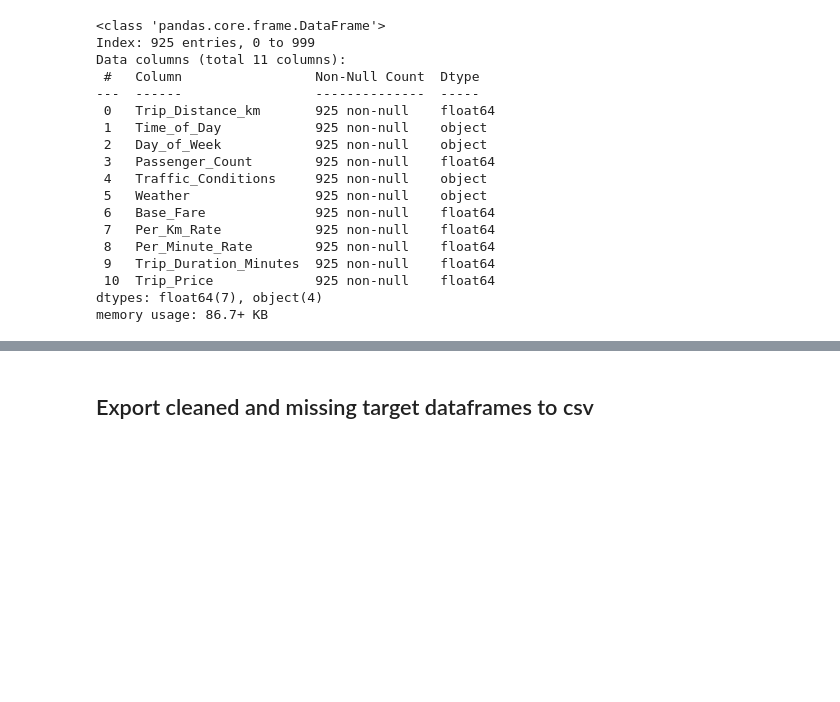
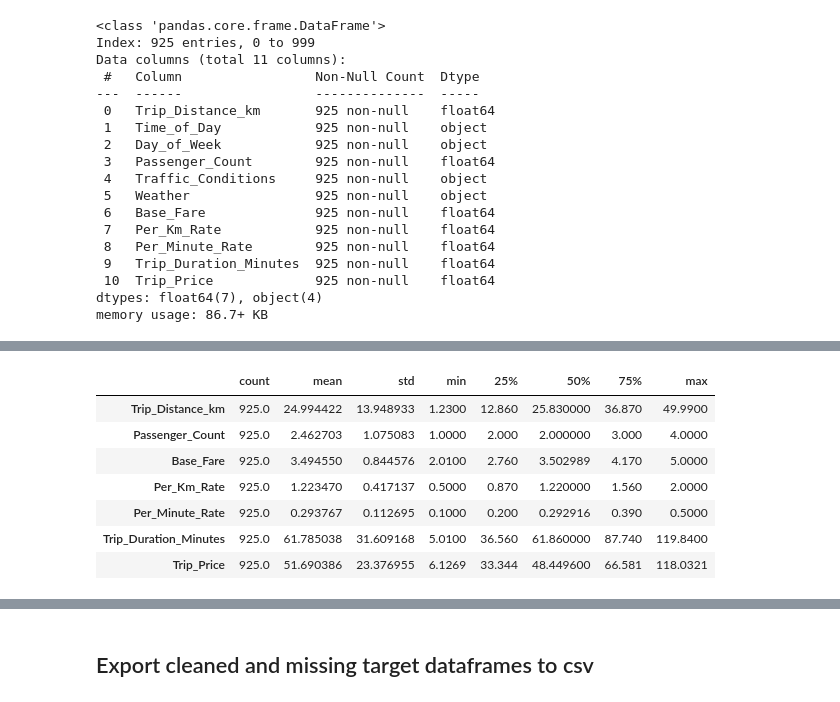
Before and after one commit to ponagr/taxi-prediction-fullstack-pontus, a Jupyter notebook: explorations/final_data_cleaning.ipynb, the cells around one changed output, grey strips where cells are left out. Drawn from its saved outputs; the diff is of its cells as text; code cells hidden in the pictures; blank space fills up the shorter version.

Commit message:
some small changes in data cleaning notebook

```diff
--- a/explorations/final_data_cleaning.ipynb
+++ b/explorations/final_data_cleaning.ipynb
@@ -211,3 +211,7 @@ Data columns (total 11 columns):
  10  Trip_Price             925 non-null    float64
 dtypes: float64(7), object(4)
 memory usage: 86.7+ KB
+# %%
+df = df_clean.drop(columns=["Time_of_Day", "Day_of_Week", "Traffic_Conditions", "Weather"])
+
+df.info()
@@ -213,0 +233,11 @@ memory usage: 86.7+ KB
+# %%
+df.describe().T
+# %% [output]
+|  | count | mean | std | min | 25% | 50% | 75% | max |
+| Trip_Distance_km | 925.0 | 24.994422 | 13.948933 | 1.2300 | 12.860 | 25.830000 | 36.870 | 49.9900 |
+| Passenger_Count | 925.0 | 2.462703 | 1.075083 | 1.0000 | 2.000 | 2.000000 | 3.000 | 4.0000 |
+| Base_Fare | 925.0 | 3.494550 | 0.844576 | 2.0100 | 2.760 | 3.502989 | 4.170 | 5.0000 |
+| Per_Km_Rate | 925.0 | 1.223470 | 0.417137 | 0.5000 | 0.870 | 1.220000 | 1.560 | 2.0000 |
+| Per_Minute_Rate | 925.0 | 0.293767 | 0.112695 | 0.1000 | 0.200 | 0.292916 | 0.390 | 0.5000 |
+| Trip_Duration_Minutes | 925.0 | 61.785038 | 31.609168 | 5.0100 | 36.560 | 61.860000 | 87.740 | 119.8400 |
+| Trip_Price | 925.0 | 51.690386 | 23.376955 | 6.1269 | 33.344 | 48.449600 | 66.581 | 118.0321 |
```
Also changed, not shown: parts of 3 cells of this notebook.
